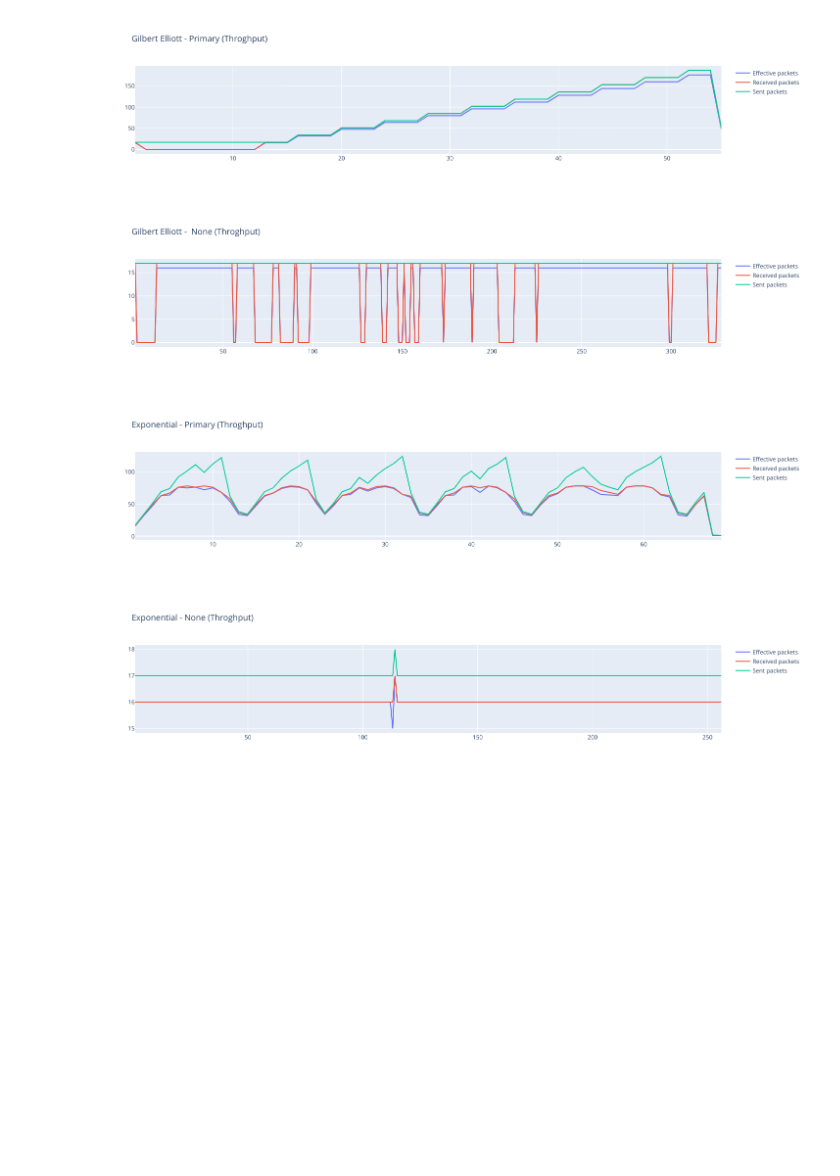
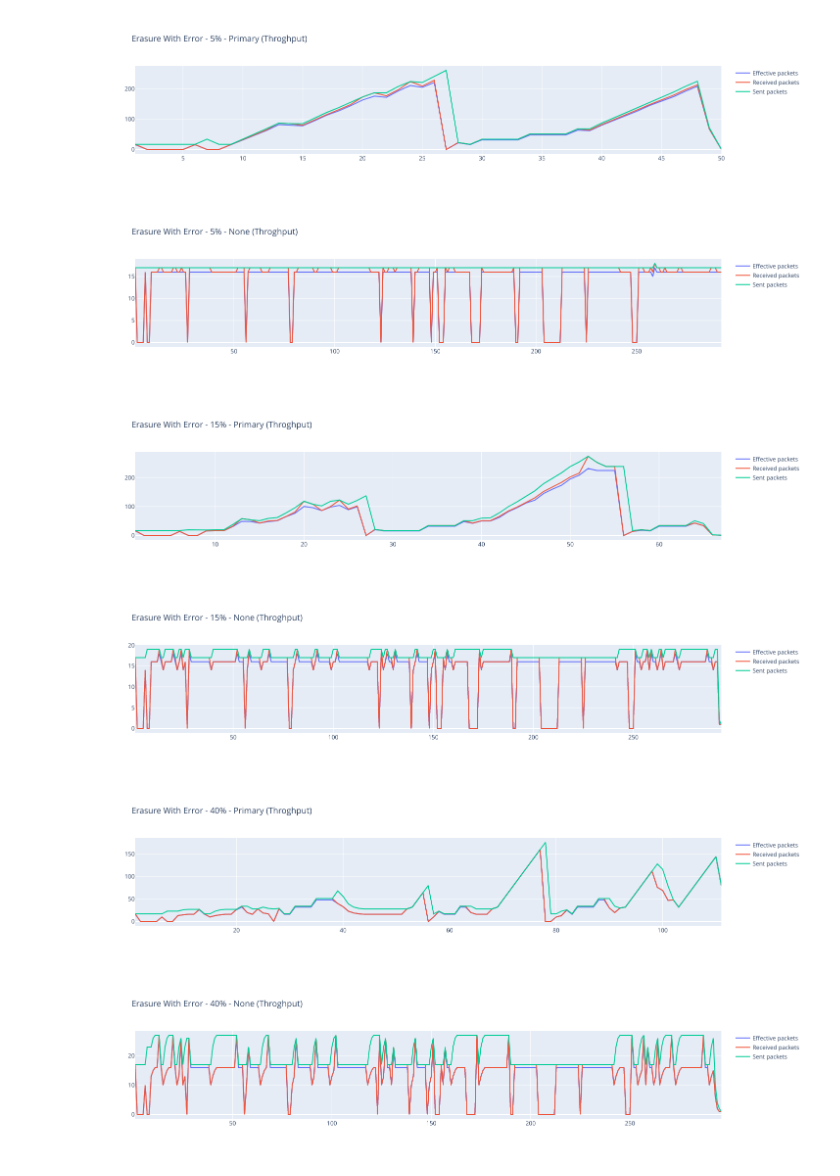
Before and after one commit to raffidil/arlnc, a Jupyter notebook: rlnc/report.ipynb, the cells around one changed output. Cells and saved outputs as stored; diff of their text form; code cells hidden in the pictures; blank space fills up the shorter version.

Commit message:
Add all figures configurations in jupyter

```diff
--- a/rlnc/report.ipynb
+++ b/rlnc/report.ipynb
@@ -62,7 +134,15 @@ sims.append(result)
+# %%
+%%capture
+
+config=dict(loss_mode="ee", loss_rate=0.40, adjust_algorithm="none")
+
+result = simulate(config,"Erasure With Error - 40% - None")
+sims.append(result)
 # %%
 for index,sim in enumerate(sims):
     df=sim[0]
-    fig = px.line(df.query("type=='send'"), x="time", y="loss rate", title=df.name+' (Time - Loss rate)')
+    name=df.name+' (Time - Loss rate)'
+    fig = px.line(df.query("type=='send'"), x="time", y="loss rate", title=name)
     fig.show()
-    fig.write_image("fig1.pdf")
+    fig.write_image(figues_path+name+".pdf")
 # %% [output]
@@ -74,12 +156,13 @@ for index,sim in enumerate(sims):
 for index,sim in enumerate(sims):
     dataframe = sim[0]
     fig = go.Figure()
-    fig.update_layout(title_text=dataframe.name+' (Time - Redundancy and Avg needed redundancy)',)
+    name=dataframe.name+' (Time - Redundancy and Avg feedback)'
+    fig.update_layout(title_text=name,)
 
 
     fig.add_trace(go.Scatter(
         x=dataframe["time"],
-        y=dataframe.query("type=='feedback'")["average needed packets"],
+        y=dataframe.query("type=='feedback'")["average feedback"],
         mode="lines+markers",
         name="Average needed packets",
         textposition="top center",
@@ -95,5 +178,5 @@ for index,sim in enumerate(sims):
 
 
     fig.show()
-    fig.write_image("fig1.pdf")
+    fig.write_image(figues_path+name+".pdf")
 # %% [output]
@@ -105,11 +190,12 @@ for index,sim in enumerate(sims):
 for index,sim in enumerate(sims):
     dataframe = sim[0]
     fig = go.Figure()
-    fig.update_layout(title_text=dataframe.name+' (Time - Window size and Avg needed redundancy)',)
+    name=dataframe.name+' (Time - Window size and Avg feedback)'
+    fig.update_layout(title_text=name,)
 
     fig.add_trace(go.Scatter(
         x=dataframe["time"],
-        y=dataframe.query("type=='feedback'")["average needed packets"],
+        y=dataframe.query("type=='feedback'")["average feedback"],
         mode="lines+markers",
         name="Average needed packets",
         textposition="top center",
@@ -125,4 +211,5 @@ for index,sim in enumerate(sims):
 
 
     fig.show()
+    fig.write_image(figues_path+name+".pdf")
 # %% [output]
@@ -134,39 +223,43 @@ for index,sim in enumerate(sims):
 for index,sim in enumerate(sims):
     dataframe = sim[0]
     fig = go.Figure()
-    fig.update_layout(title_text=dataframe.name+' (Throghput)')
+    name=dataframe.name+' (Throghput)'
+    fig.update_layout(title_text=name)
 
     fig.add_trace(go.Scatter(
         x=dataframe["time"],
         y=dataframe.query("type=='receive'")["effective packets"],
         mode="lines",
         name="Effective packets",
         textposition="top center",
     ))
 
     fig.add_trace(go.Scatter(
         x=dataframe["time"],
         y=dataframe.query("type=='receive'")["received packets"],
         mode="lines",
         name="Received packets",
         textposition="top center",
     ))
 
     fig.add_trace(go.Scatter(
         x=dataframe["time"],
         y=dataframe.query("type=='send'")["total sent packets"],
         mode="lines",
         name="Sent packets",
         textposition="top center",
     ))
 
 
     fig.show()
+    fig.write_image(figues_path+name+".pdf")
 # %% [output]
-[figure, old version]
+[figure, new version]
-[figure, old version]
+[figure, new version]
-[figure, old version]
+[figure, new version]
-[figure, old version]
+[figure, new version]
+[figure, added]
+[figure, added]
 # %%
 for index,sim in enumerate(sims):
     dataframe = sim[0]
```
Also changed, not shown: parts of 22 cells of this notebook, 1 other file.
